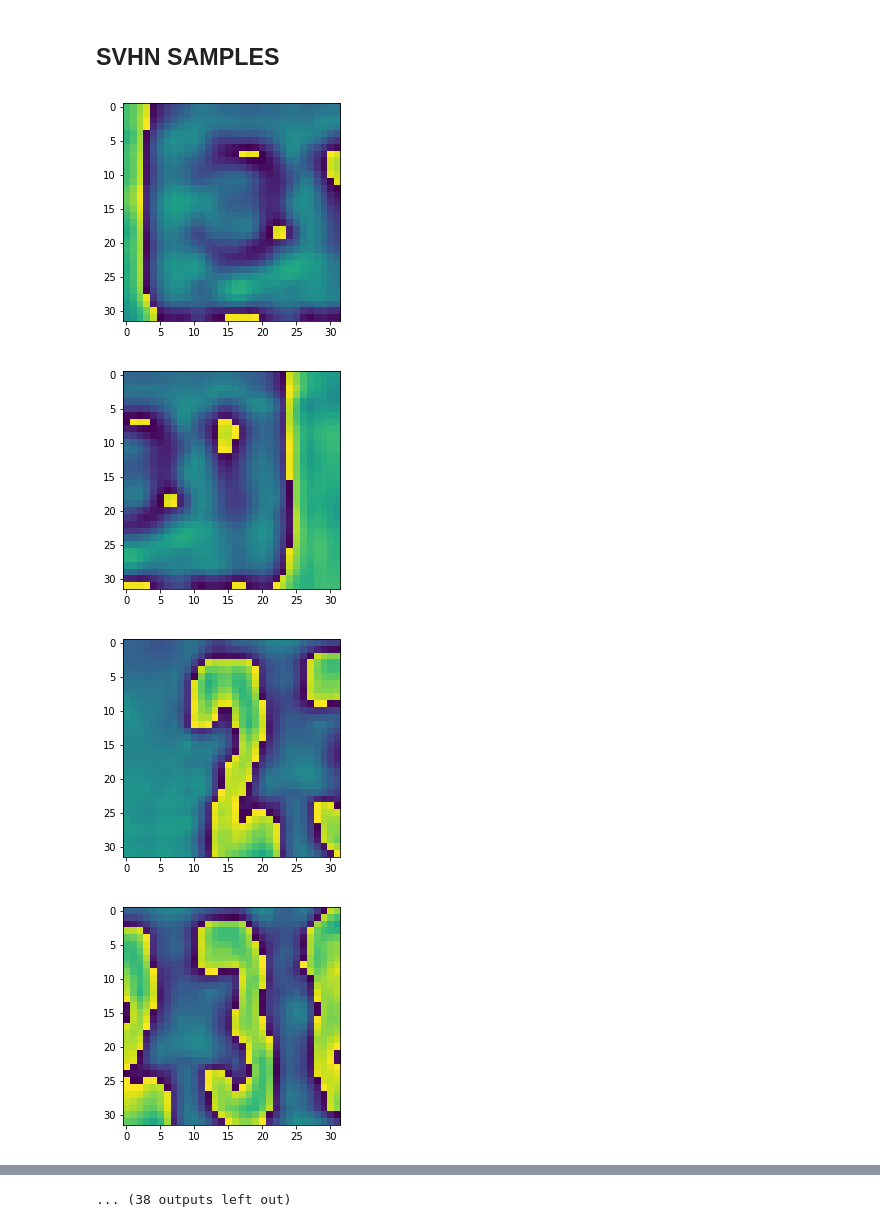
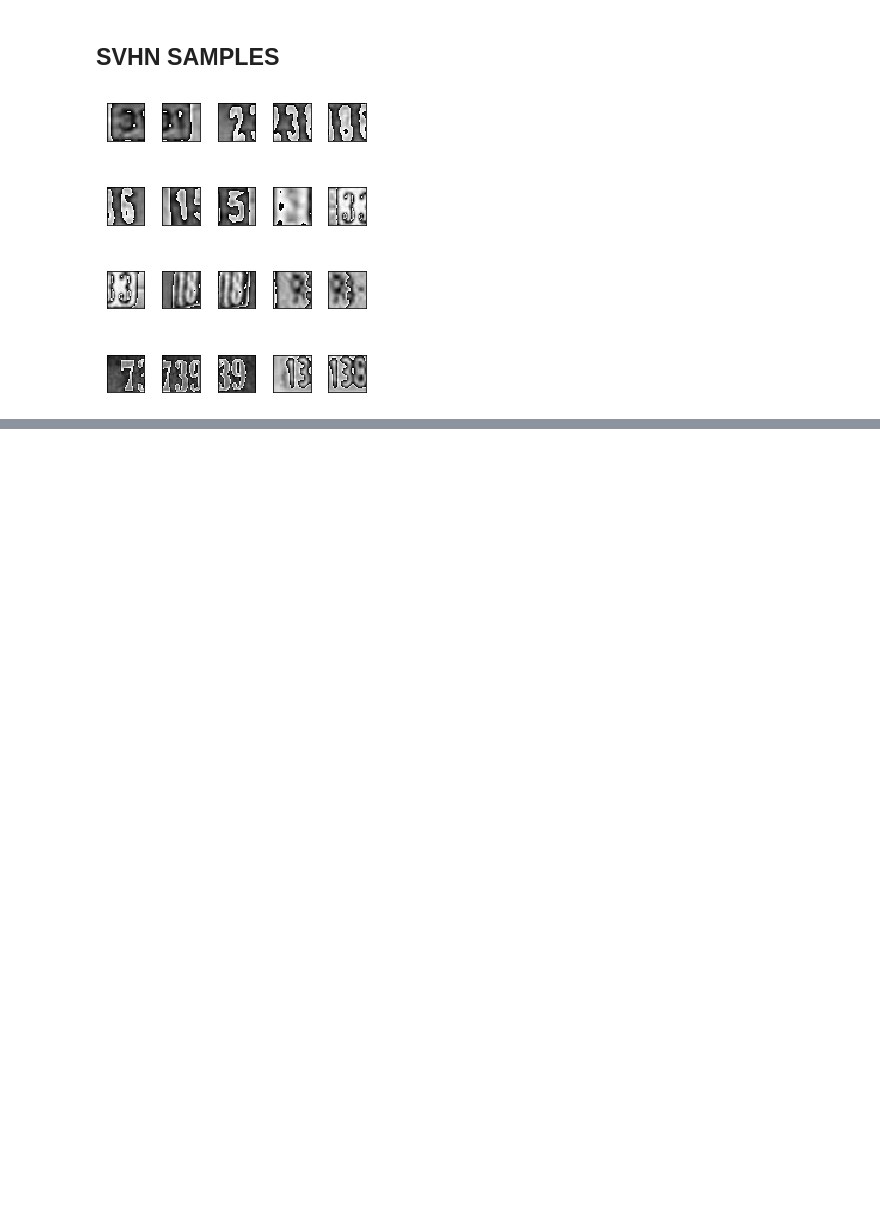
Before and after one commit to sdeepaknarayanan/Machine-Learning-Project, a Jupyter notebook: Shivji/Dataset_Visualisation.ipynb, the cells around one changed output, grey strips where cells are left out. Cells and saved outputs as stored; diff of their text form; code cells hidden in the pictures; blank space fills up the shorter version.

```diff
--- a/Shivji/Dataset_Visualisation.ipynb
+++ b/Shivji/Dataset_Visualisation.ipynb
@@ -60,7 +60,12 @@ plt.show()
 # %% [markdown]
 ## MNIST SAMPLES
 # %%
-for i in range(50):
+plt.figure(figsize=(5,6))
+for i in range(30):
+    plt.subplot(5,6,i+1)
     plt.imshow(mnist_trainset.train_data[i+150],cmap="gray")
-    plt.show()
+    plt.xticks([])
+    plt.yticks([])
+plt.tight_layout()
+plt.show()
 # %% [output]
@@ -80,13 +77,14 @@ for i in range(50):
 # %% [markdown]
 ## SVHN SAMPLES
 # %%
-for i in range(3):
-    for j in svhn_trainset.data[i+150])/2)
-for i in range(50):
-    plt.imshow(np.uint8(sum(svhn_trainset.data[i+150])/2))
-    plt.show()
+
+plt.figure(figsize=(4,5))
+for i in range(20):
+    plt.subplot(4,5,i+1)
+    plt.imshow(np.uint8(sum(svhn_trainset.data[i+150])/2), cmap="gray")
+    plt.xticks([])
+    plt.yticks([])
+plt.tight_layout()
+plt.show()
 # %% [output]
-[figure, old version]
+[figure, new version]
-[figure, removed]
-[figure, removed]
-[figure, removed]
@@ -101 +90,0 @@ for i in range(50):
-... (38 outputs left out)
```
Also changed, not shown: parts of 4 cells of this notebook.
